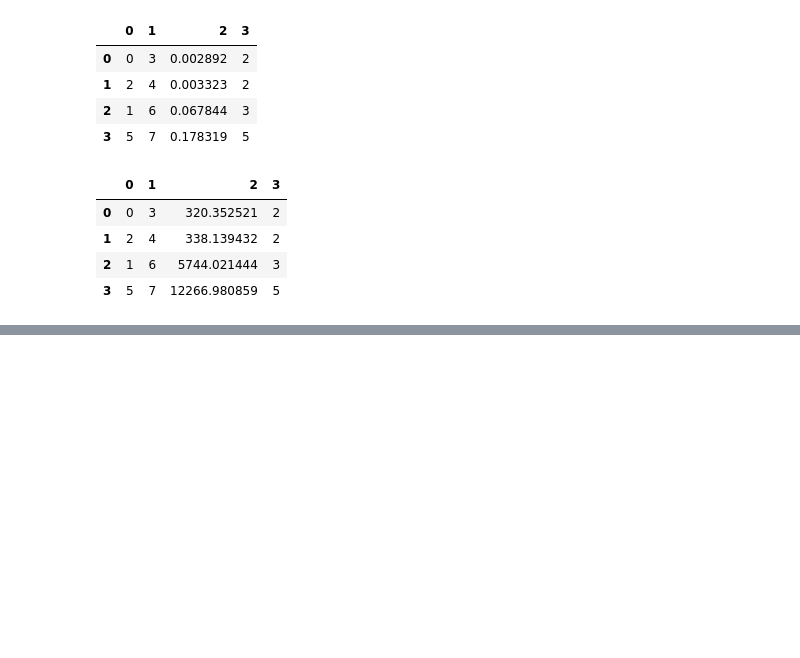
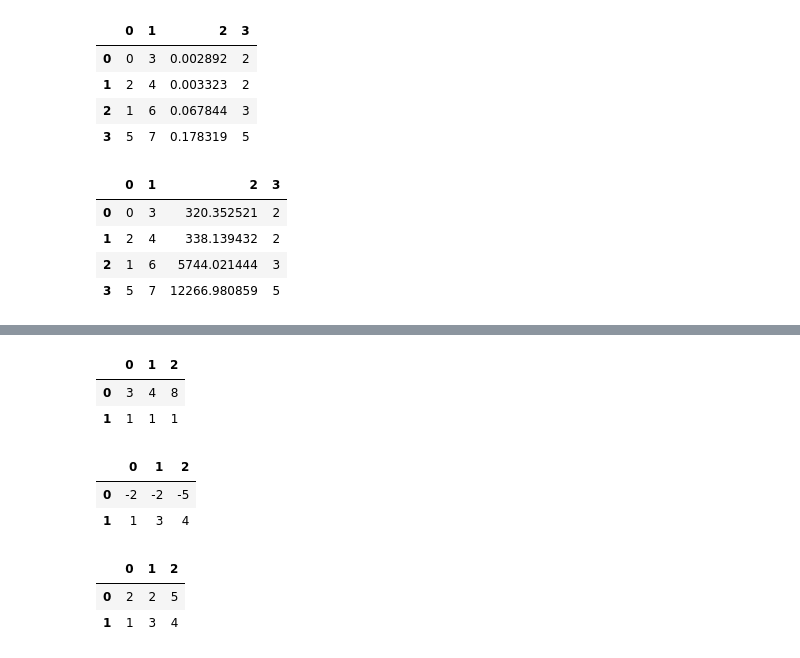
Before and after one commit to cinai/identification-algorithms, a Jupyter notebook: Algoritmo 3/Feature Extractor Tester.ipynb, the cells around one changed output, grey strips where cells are left out. Cells and saved outputs as stored; diff of their text form; code cells hidden in the pictures; blank space fills up the shorter version.

```diff
--- a/Algoritmo 3/Feature Extractor Tester.ipynb
+++ b/Algoritmo 3/Feature Extractor Tester.ipynb
@@ -1051,0 +1086,18 @@ n
+# %%
+pd.DataFrame(b)
+# %% [output]
+|  | 0 | 1 | 2 |
+| 0 | 3 | 4 | 8 |
+| 1 | 1 | 1 | 1 |
+# %%
+pd.DataFrame(a-b)
+# %% [output]
+|  | 0 | 1 | 2 |
+| 0 | -2 | -2 | -5 |
+| 1 | 1 | 3 | 4 |
+# %%
+pd.DataFrame(abs(a-b))
+# %% [output]
+|  | 0 | 1 | 2 |
+| 0 | 2 | 2 | 5 |
+| 1 | 1 | 3 | 4 |
```
Also changed, not shown: parts of 13 cells of this notebook, 2 other files.
